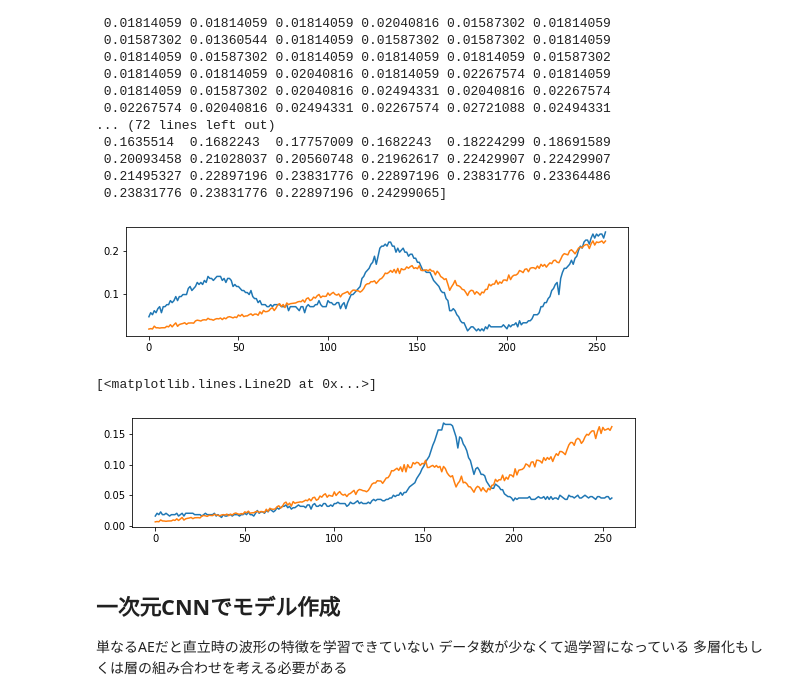
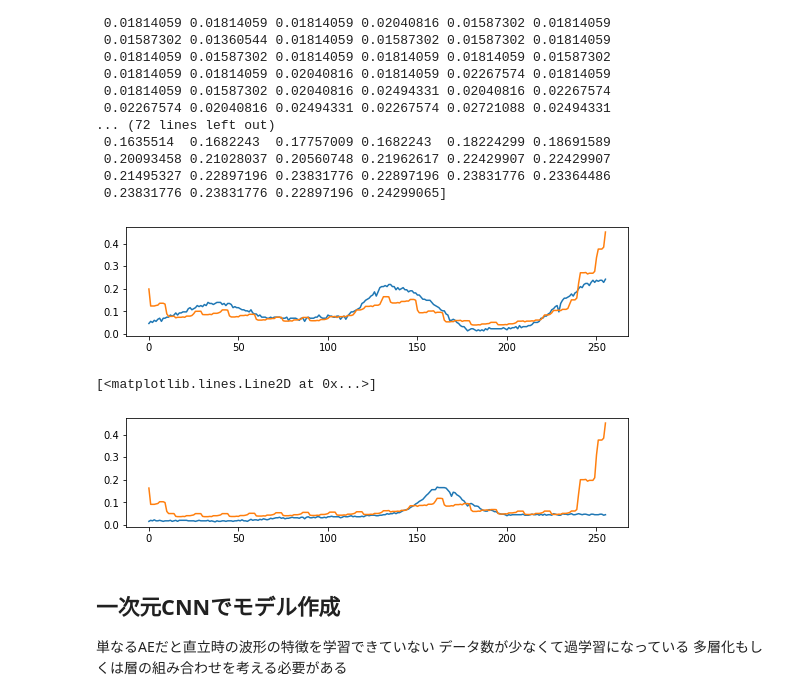
Before and after one commit to YukiHorikawaa/AutoEncoder, a Jupyter notebook: AutoEncoder0502.ipynb, the cells around one changed output. Saved outputs shown, nothing was run; the diff lists cells and outputs as text; code cells hidden in the pictures.

```diff
--- a/AutoEncoder0502.ipynb
+++ b/AutoEncoder0502.ipynb
@@ -381,23 +412,25 @@ print(Data[0])
 # %%
 data0 =  torch.from_numpy((Data[0]).astype(np.float32)).clone()
 test0 =  torch.from_numpy((test[0]).astype(np.float32)).clone()
 
 plt.figure(figsize=(9, 2))
-data = data0.numpy()
-recon = model(data0).detach().numpy()
-plt.plot(data)
-plt.plot(recon)
+# data = data0.numpy()
+data = data0[np.newaxis, np.newaxis, :]
+recon = model(data).detach().numpy()
+plt.plot(data0.numpy())
+plt.plot(recon.flatten())
 plt.show()
 
 plt.figure(figsize=(9, 2))
-data = test0.numpy()
-recon = model(test0).detach().numpy()
-plt.plot(data)
-plt.plot(recon)
+# data = test0.numpy()
+data = test0[np.newaxis, np.newaxis, :]
+recon = model(data).detach().numpy()
+plt.plot(test0.numpy())
+plt.plot(recon.flatten())
 # %% [output]
-[figure, old version]
+[figure, new version]
 [<matplotlib.lines.Line2D at 0x...>]
-[figure, old version]
+[figure, new version]
 # %% [markdown]
 ## 一次元CNNでモデル作成
 
```
Also changed, not shown: parts of 7 cells of this notebook, 2 other files.
